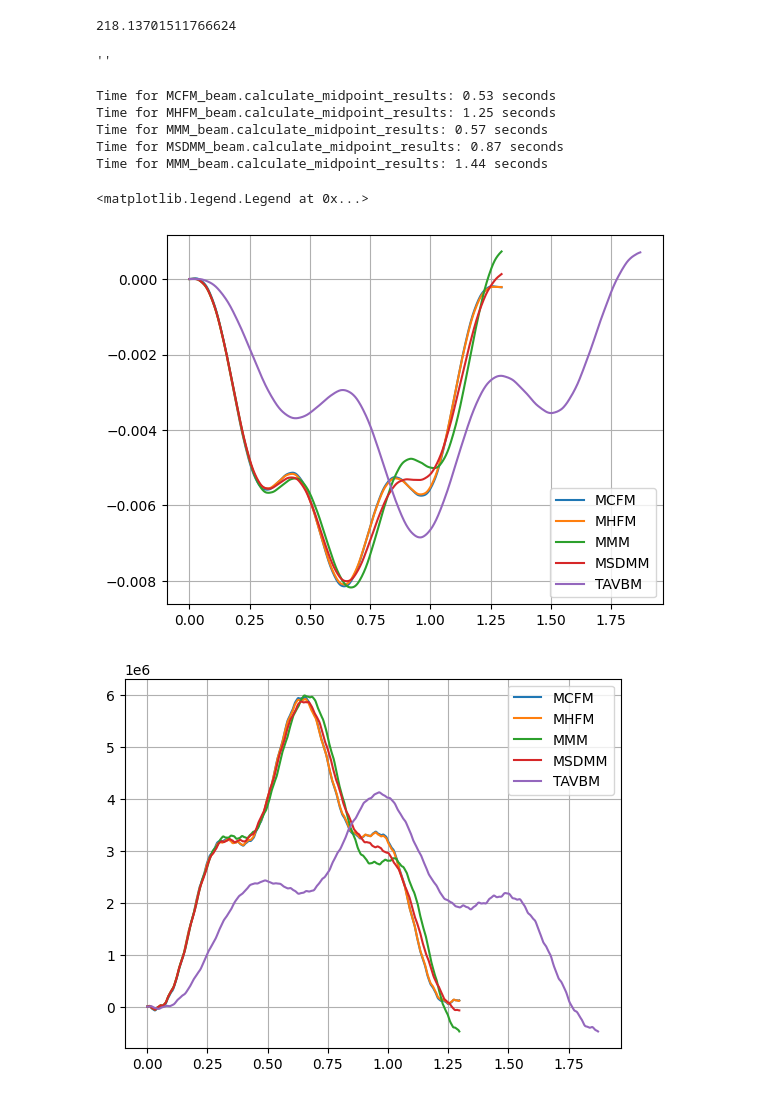
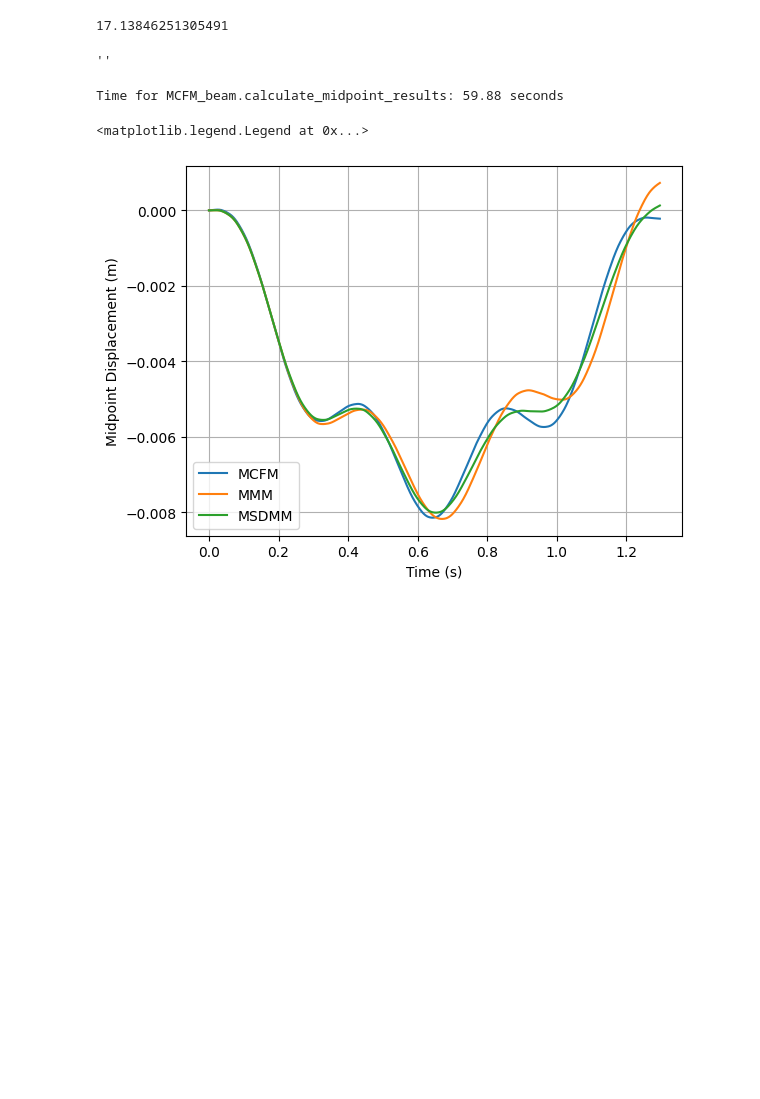
Before and after one commit to pellemutsaers/bridge_dynamics, a Jupyter notebook: compare.ipynb, the cells around one changed output. Saved outputs shown, nothing was run; the diff lists cells and outputs as text; code cells hidden in the pictures; blank space fills up the shorter version.

```diff
--- a/compare.ipynb
+++ b/compare.ipynb
@@ -4,9 +4,8 @@ import animate
 
 import matplotlib.pyplot as plt
 import numpy as np
-# %%
-w_d = 3**2 * np.pi**2 / 36**2 * np.sqrt(2 * 2.1e11 * 0.41 / 17000)
-w_d
-# %% [output]
-218.13701511766624
+# %%
+np.pi**2 / 36**2 * np.sqrt(2.1e11 * 0.41 / 17000)
+# %% [output]
+17.13846251305491
 # %%
@@ -50,47 +48,54 @@ start_time = time.time()
 w_vals_MCFM, M_vals_MCFM = MCFM_beam.calculate_midpoint_results()
 print(f"Time for MCFM_beam.calculate_midpoint_results: {time.time() - start_time:.2f} seconds")
 
-start_time = time.time()
-w_vals_MHFM, M_vals_MHFM = MHFM_beam.calculate_midpoint_results()
-print(f"Time for MHFM_beam.calculate_midpoint_results: {time.time() - start_time:.2f} seconds")
+# start_time = time.time()
+# w_vals_MHFM, M_vals_MHFM = MHFM_beam.calculate_midpoint_results()
+# print(f"Time for MHFM_beam.calculate_midpoint_results: {time.time() - start_time:.2f} seconds")
 
-start_time = time.time()
-w_vals_MMM, M_vals_MMM = MMM_beam.calculate_midpoint_results(do_moment=True)
-print(f"Time for MMM_beam.calculate_midpoint_results: {time.time() - start_time:.2f} seconds")
+# start_time = time.time()
+# w_vals_MHFM_c2, M_vals_MHFM_c2 = MHFM_c2_beam.calculate_midpoint_results()
+# print(f"Time for MHFM2_beam.calculate_midpoint_results: {time.time() - start_time:.2f} seconds")
 
-start_time = time.time()
-w_vals_MSDMM, M_vals_MSDMM = MSDMM_beam.calculate_midpoint_results(do_moment=True)
-print(f"Time for MSDMM_beam.calculate_midpoint_results: {time.time() - start_time:.2f} seconds")
+# start_time = time.time()
+# w_vals_MMM, M_vals_MMM = MMM_beam.calculate_midpoint_results(do_moment=True)
+# print(f"Time for MMM_beam.calculate_midpoint_results: {time.time() - start_time:.2f} seconds")
 
-start_time = time.time()
-w_vals_TAVBM, M_vals_TAVBM = TAVBM_beam.calculate_midpoint_results(do_moment=True)
-print(f"Time for MMM_beam.calculate_midpoint_results: {time.time() - start_time:.2f} seconds")
+# start_time = time.time()
+# w_vals_MSDMM, M_vals_MSDMM = MSDMM_beam.calculate_midpoint_results(do_moment=True)
+# print(f"Time for MSDMM_beam.calculate_midpoint_results: {time.time() - start_time:.2f} seconds")
+
+# start_time = time.time()
+# w_vals_MSDMM2, M_vals_MSDMM2 = MSDMM2_beam.calculate_midpoint_results(do_moment=True)
+# print(f"Time for MSDMM_beam.calculate_midpoint_results: {time.time() - start_time:.2f} seconds")
+
+# start_time = time.time()
+# w_vals_TAVBM, M_vals_TAVBM = TAVBM_beam.calculate_midpoint_results(do_moment=True)
+# print(f"Time for TAVBM_beam.calculate_midpoint_results: {time.time() - start_time:.2f} seconds")
 # %% [output]
-Time for MCFM_beam.calculate_midpoint_results: 0.53 seconds
-Time for MHFM_beam.calculate_midpoint_results: 1.25 seconds
-Time for MMM_beam.calculate_midpoint_results: 0.57 seconds
-Time for MSDMM_beam.calculate_midpoint_results: 0.87 seconds
-Time for MMM_beam.calculate_midpoint_results: 1.44 seconds
+Time for MCFM_beam.calculate_midpoint_results: 59.88 seconds
 # %%
 plt.plot(MCFM_beam.t_vals, w_vals_MCFM, label='MCFM')
-# plt.plot(MHFM_beam.t_vals, w_vals_MHFM, label='MHFM')
-# plt.plot(MMM_beam.t_vals, w_vals_MMM, label='MMM')
-# plt.plot(MSDMM_beam.t_vals, w_vals_MSDMM, label='MSDMM')
+# plt.plot(MHFM_beam.t_vals, w_vals_MHFM, label='constant function MHFM')
+# plt.plot(MHFM_c2_beam.t_vals, w_vals_MHFM_c2, label='harmonic function MHFM, c=0.2')
+plt.plot(MMM_beam.t_vals, w_vals_MMM, label='MMM')
+# plt.plot(MSDMM2_beam.t_vals, w_vals_MSDMM2, label='MSDMM large k-value')
+plt.plot(MSDMM_beam.t_vals, w_vals_MSDMM, label='MSDMM')
 # plt.plot(TAVBM_beam.t_vals, w_vals_TAVBM, label='TAVBM')
+plt.xlabel('Time (s)')
+plt.ylabel('Midpoint Displacement (m)')
 plt.grid(True)
 plt.legend()
 
-plt.figure()
-plt.plot(MCFM_beam.t_vals, M_vals_MCFM, label='MCFM')
-plt.plot(MHFM_beam.t_vals, M_vals_MHFM, label='MHFM')
-plt.plot(MMM_beam.t_vals, M_vals_MMM, label='MMM')
-plt.plot(MSDMM_beam.t_vals, M_vals_MSDMM, label='MSDMM')
-plt.plot(TAVBM_beam.t_vals, M_vals_TAVBM, label='TAVBM')
+# plt.figure()
+# plt.plot(MCFM_beam.t_vals, M_vals_MCFM, label='MCFM')
+# plt.plot(MHFM_beam.t_vals, M_vals_MHFM, label='MHFM')
+# plt.plot(MMM_beam.t_vals, M_vals_MMM, label='MMM')
+# plt.plot(MSDMM_beam.t_vals, M_vals_MSDMM, label='MSDMM')
+# plt.plot(TAVBM_beam.t_vals, M_vals_TAVBM, label='TAVBM')
 
-plt.grid(True)
-plt.legend()
+# plt.grid(True)
+# plt.legend()
 # %% [output]
 <matplotlib.legend.Legend at 0x...>
-[figure, old version]
+[figure, new version]
-[figure, removed]
 # %%
```
Also changed, not shown: parts of 31 cells of this notebook, 4 other files.
